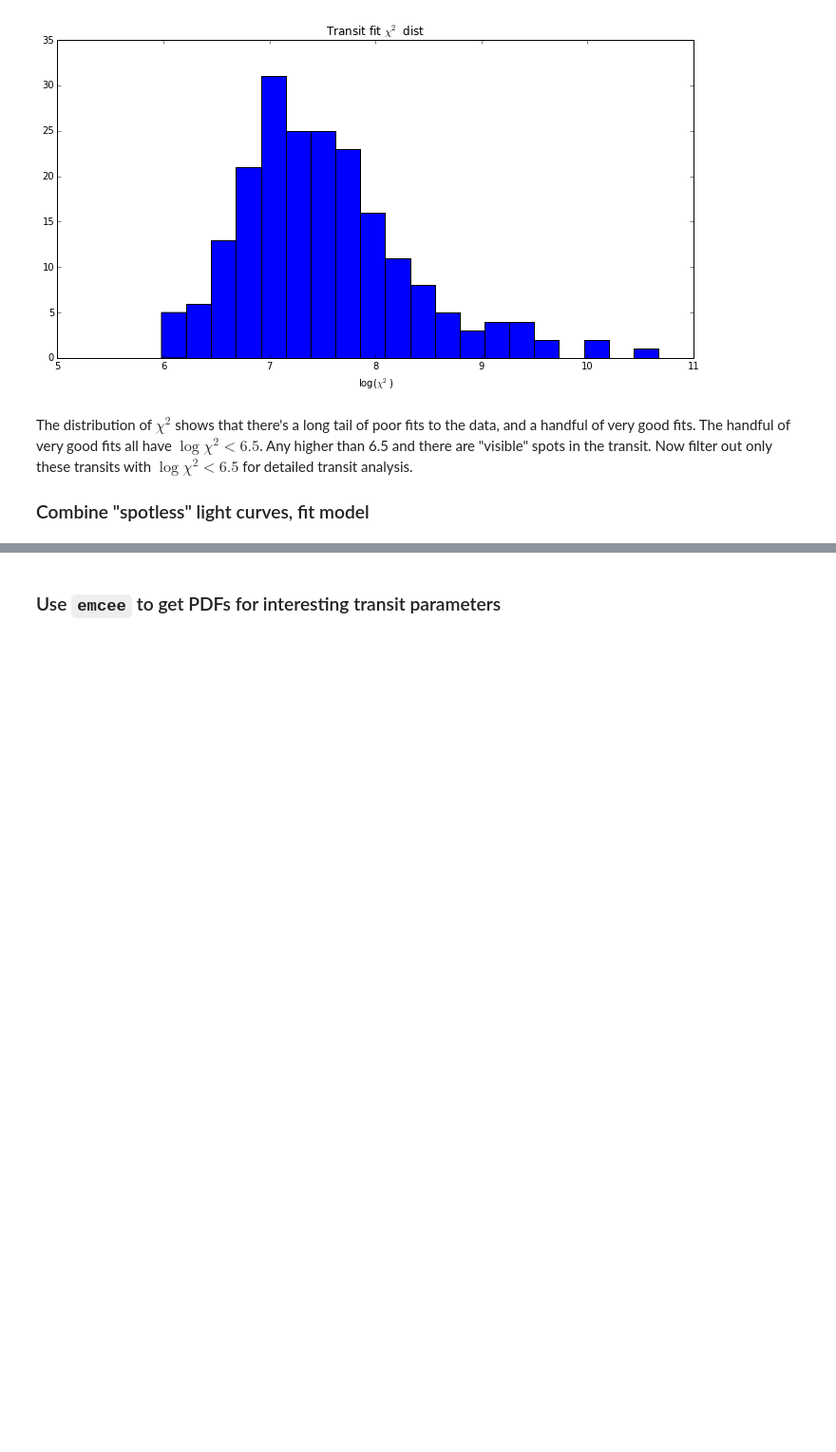
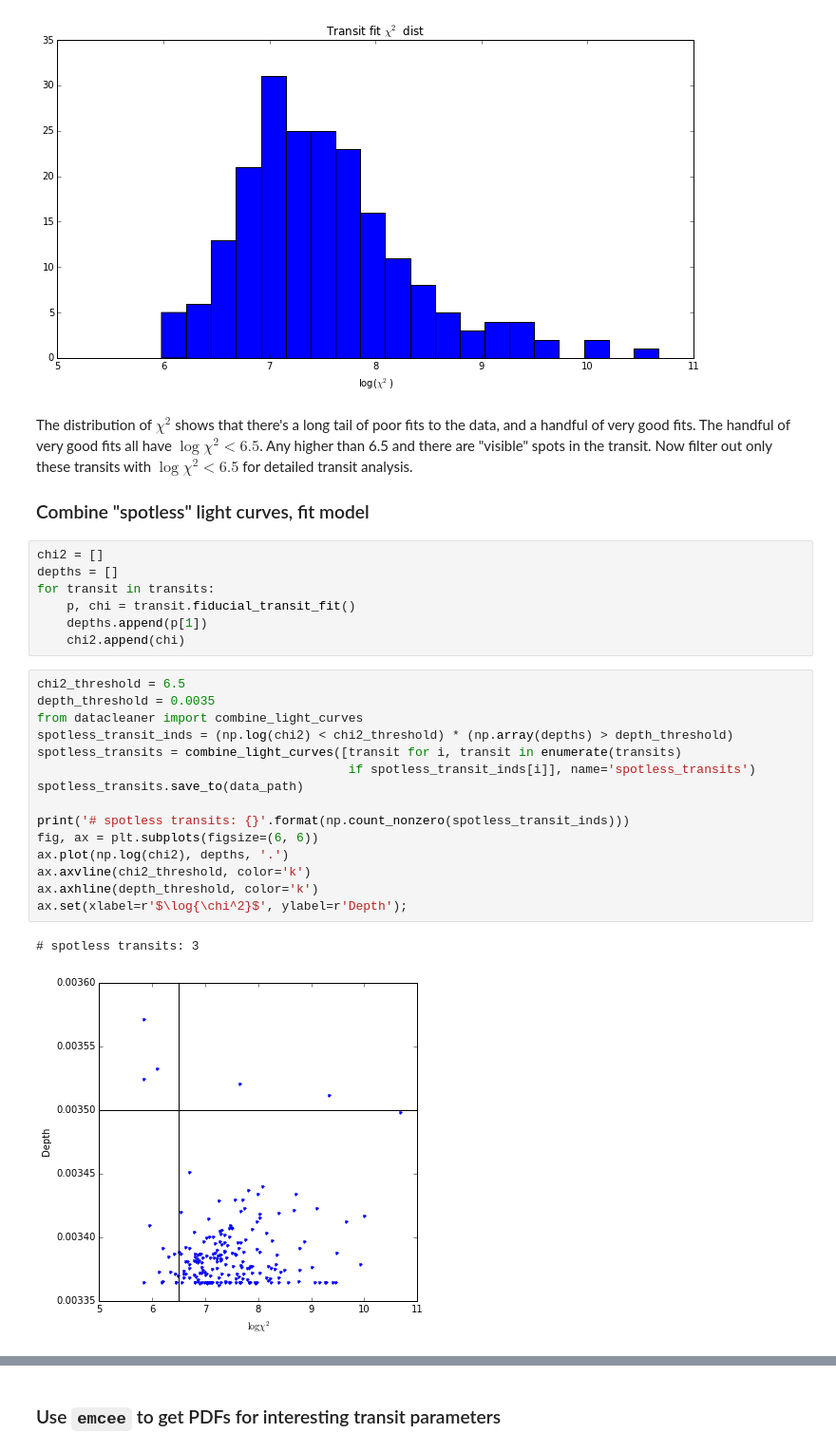
Before and after one commit to bmorris3/hat-11, a Jupyter notebook: data/clean_lightcurves.ipynb, the cells around one changed output, grey strips where cells are left out. Shown: that part at 95% size. Saved outputs shown, nothing was run; the diff lists cells and outputs as text; blank space fills up the shorter version.

Commit message:
Getting MCMC fits to 'spotless' transits

```diff
--- a/data/clean_lightcurves.ipynb
+++ b/data/clean_lightcurves.ipynb
@@ -94,3 +95,28 @@ plt.show()
 The distribution of $\chi^2$ shows that there's a long tail of poor fits to the data, and a handful of very good fits. The handful of very good fits all have $\log{\chi^2} < 6.5$. Any higher than 6.5 and there are "visible" spots in the transit. Now filter out only these transits with $\log{\chi^2} < 6.5$ for detailed transit analysis.
 
 ### Combine "spotless" light curves, fit model
+# %%
+chi2 = []
+depths = []
+for transit in transits:
+    p, chi = transit.fiducial_transit_fit()
+    depths.append(p[1])
+    chi2.append(chi)
+# %%
+chi2_threshold = 6.5
+depth_threshold = 0.0035
+from datacleaner import combine_light_curves
+spotless_transit_inds = (np.log(chi2) < chi2_threshold) * (np.array(depths) > depth_threshold)
+spotless_transits = combine_light_curves([transit for i, transit in enumerate(transits)
+                                          if spotless_transit_inds[i]], name='spotless_transits')
+spotless_transits.save_to(data_path)
+
+print('# spotless transits: {}'.format(np.count_nonzero(spotless_transit_inds)))
+fig, ax = plt.subplots(figsize=(6, 6))
+ax.plot(np.log(chi2), depths, '.')
+ax.axvline(chi2_threshold, color='k')
+ax.axhline(depth_threshold, color='k')
+ax.set(xlabel=r'$\log{\chi^2}$', ylabel=r'Depth');
+# %% [output]
+# spotless transits: 3
+[figure, added]
```
Also changed, not shown: parts of 11 cells of this notebook, 2 other files.
